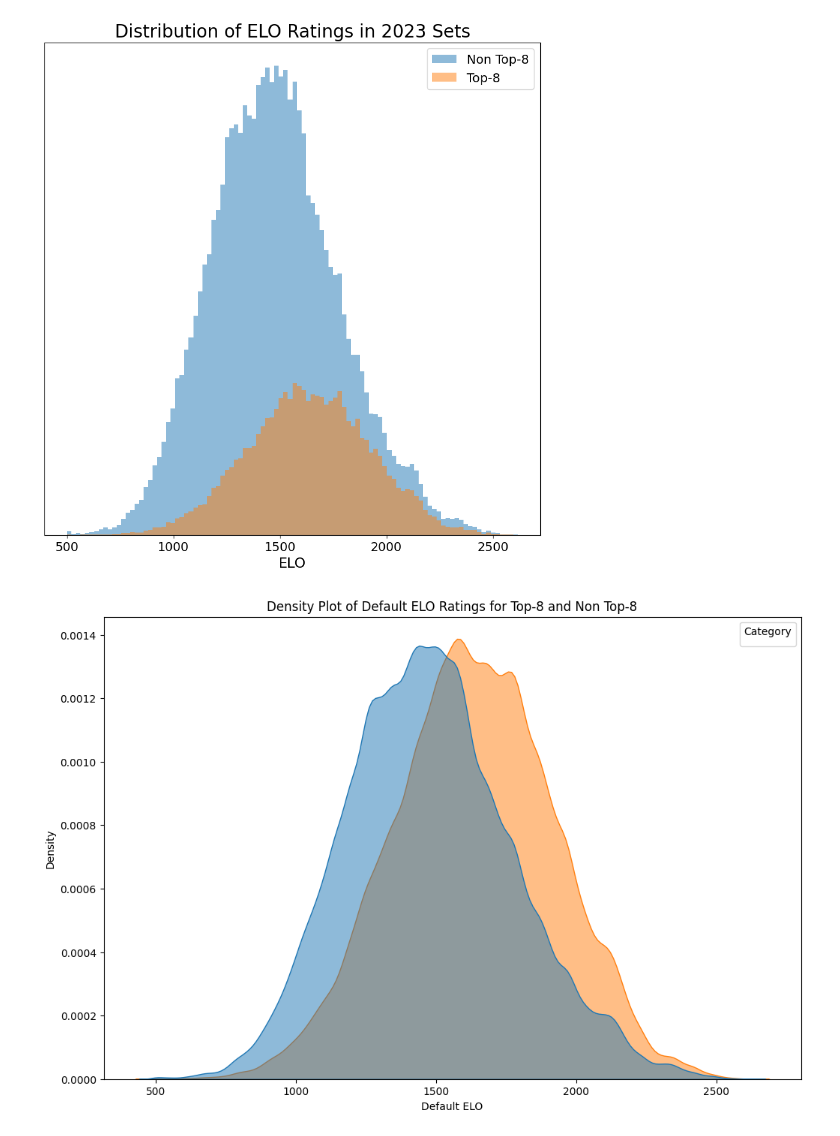
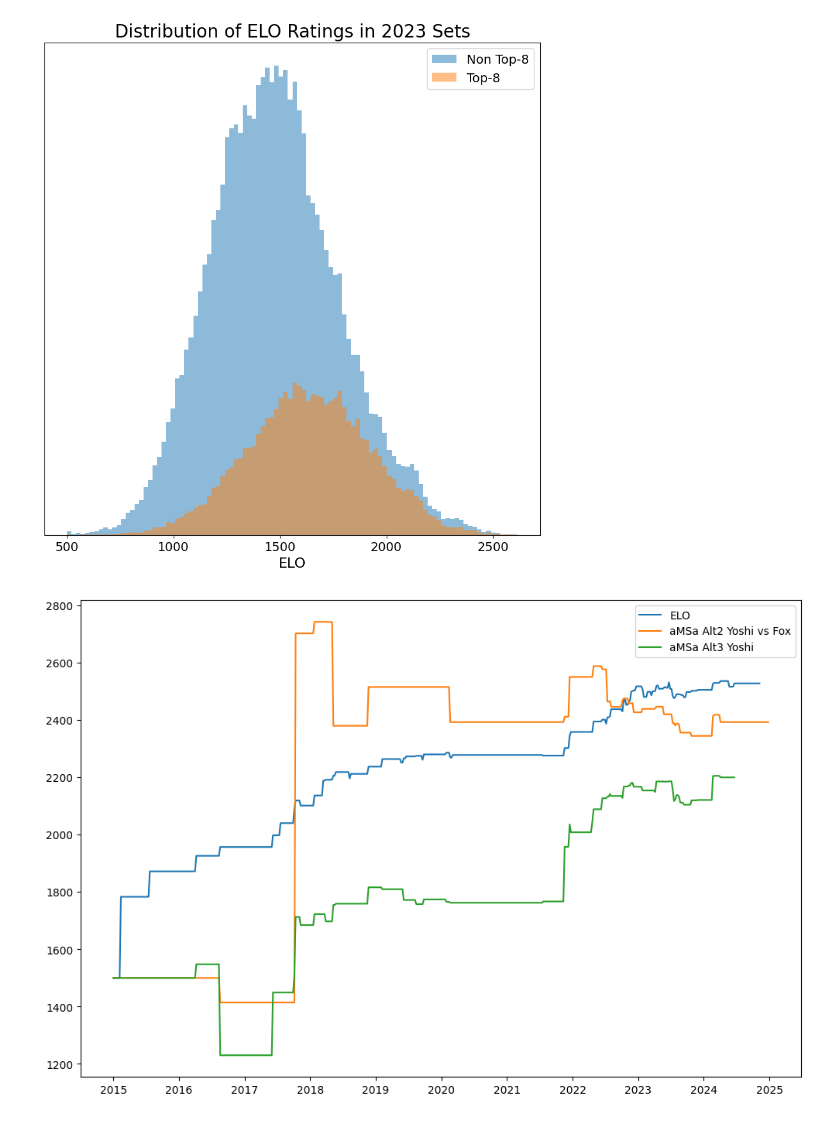
Before and after one commit to jjaw89/fall-2024-smash-melee-top-8-prediction, a Jupyter notebook: figures/figures_for_readme.ipynb, the cells around one changed output. Drawn from its saved outputs; the diff is of its cells as text; code cells hidden in the pictures.

Commit message:
added to the figures

```diff
--- a/figures/figures_for_readme.ipynb
+++ b/figures/figures_for_readme.ipynb
@@ -158,20 +171,48 @@ plt.gca().axes.yaxis.set_visible(False)
 plt.show()
 # %% [output]
 [figure]
-# %%
-# Combine data into a single DataFrame for easier plotting with seaborn
-default_elo_data = pd.DataFrame({
-    'ELO': pd.concat([default_elo_non_top_8, default_elo_top_8]),
-    'Category': ['Non Top-8'] * len(default_elo_non_top_8) + ['Top-8'] * len(default_elo_top_8)
-})
-
-# Plot with seaborn
-plt.figure(figsize=(12, 8), dpi=100)
-sns.kdeplot(data=default_elo_data, x="ELO", hue="Category", fill=True, common_norm=False, alpha=0.5)
-plt.xlabel("Default ELO")
-plt.ylabel("Density")
-plt.title("Density Plot of Default ELO Ratings for Top-8 and Non Top-8")
-plt.legend(title="Category")
-plt.show()
-# %% [output]
-[figure, removed]
+# %%
+top_player_id = {
+    'aMSa': '1021',
+    'Cody': '19554',
+    'Mang0': '1000',
+    'Zain': '6126',
+    'Armada': '6189',
+    'Wizzrobe': '1028',
+    'Mew2King': '1003',
+    'PPMD': '1002',
+    'Hungrybox': '1004',
+    'Plup': '15990',
+    'Axe': '16342'
+}
+# %%
+
+default_elo = pd.read_pickle('/workspace/data/overall_players_ranking_new_weekly.pkl')
+alt2_elo = pd.read_pickle('/workspace/data/char_vs_char_player_rankings_weekly_alt2.pkl')
+alt3_elo = pd.read_pickle('/workspace/data/player_char_overall_rankings_weekly.pkl')
+# %%
+
+
+
+alt2_elo.columns
+amsa_alt2 = alt2_elo[top_player_id['aMSa']+'/yoshi/fox'].values
+amsa_alt3 = alt3_elo[top_player_id['aMSa']+'/yoshi'].values
+
+plt.figure(figsize=(12,8),dpi=100)
+
+index = default_elo.index.values
+values = default_elo[top_player_id['aMSa']].values
+plt.plot(index, values, label='ELO')
+
+index = alt2_elo.index.values
+values = alt2_elo[top_player_id['aMSa']+'/yoshi/fox'].values
+plt.plot(index, values, label='aMSa Alt2 Yoshi vs Fox')
+
+index = alt3_elo.index.values
+values = alt3_elo[top_player_id['aMSa']+'/yoshi'].values
+plt.plot(index, values, label='aMSa Alt3 Yoshi')
+
+plt.legend()
+plt.show()
+# %% [output]
+[figure, added]
```
Also changed, not shown: parts of 5 cells of this notebook, 2 other files.
